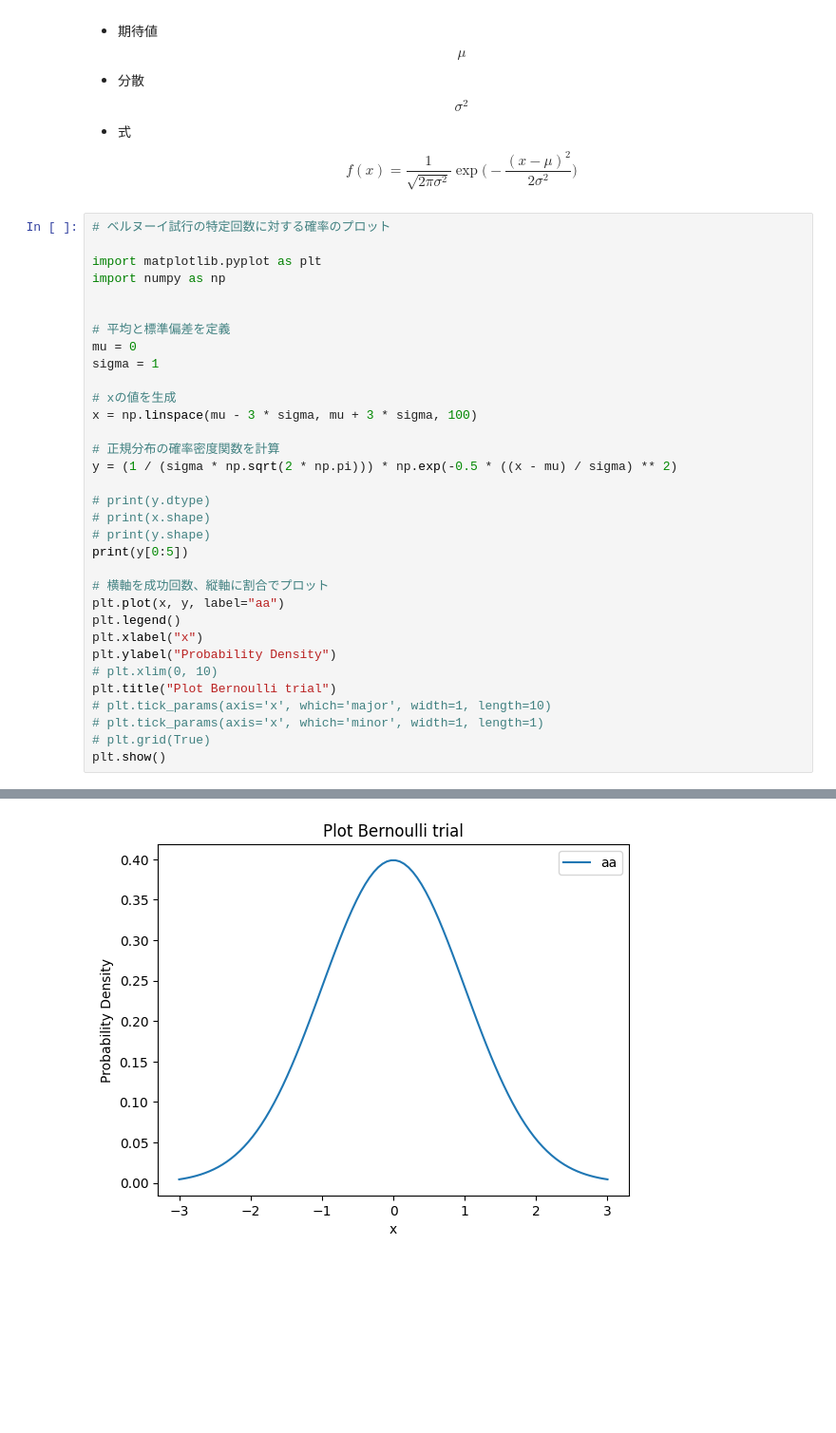
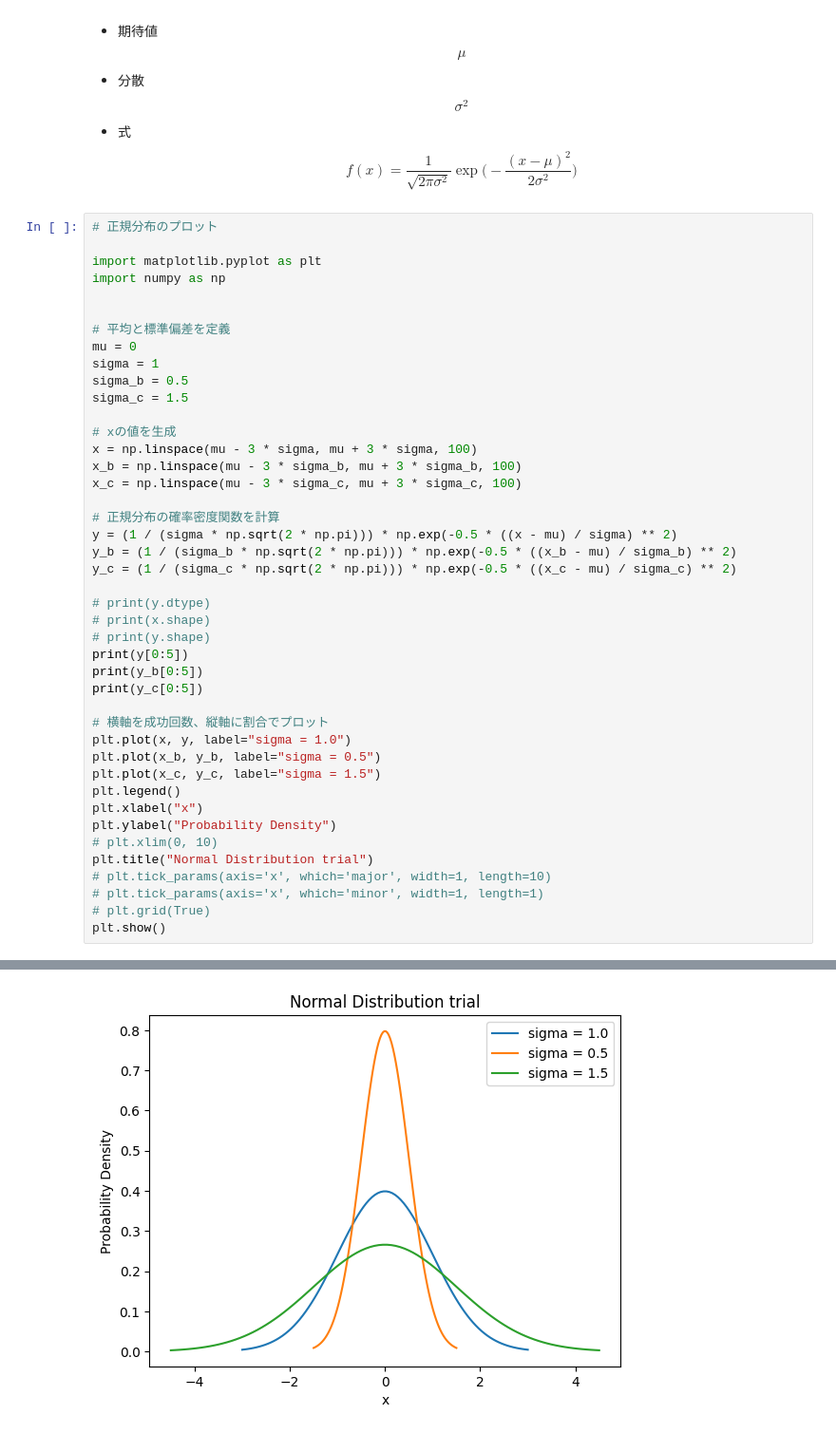
Before and after one commit to zfukuoka/SimpleTrialPython, a Jupyter notebook: NormalDistribution01.ipynb, the cells around one changed output, grey strips where cells are left out. Shown at 95% size. Drawn from its saved outputs; the diff is of its cells as text; blank space fills up the shorter version.

```diff
--- a/NormalDistribution01.ipynb
+++ b/NormalDistribution01.ipynb
@@ -7,7 +7,7 @@
 * 分散 $$ \sigma^2 $$
 * 式 $$ f(x) =  \frac{1}{\sqrt{2πσ^2}} \exp{\biggl( - \frac{(x - μ)^2}{2σ^2} \biggr) }  $$
 # %%
-# ベルヌーイ試行の特定回数に対する確率のプロット
+# 正規分布のプロット
 
 import matplotlib.pyplot as plt
 import numpy as np
@@ -16,25 +16,35 @@ import numpy as np
 # 平均と標準偏差を定義
 mu = 0
 sigma = 1
+sigma_b = 0.5
+sigma_c = 1.5
 
 # xの値を生成
 x = np.linspace(mu - 3 * sigma, mu + 3 * sigma, 100)
+x_b = np.linspace(mu - 3 * sigma_b, mu + 3 * sigma_b, 100)
+x_c = np.linspace(mu - 3 * sigma_c, mu + 3 * sigma_c, 100)
 
 # 正規分布の確率密度関数を計算
 y = (1 / (sigma * np.sqrt(2 * np.pi))) * np.exp(-0.5 * ((x - mu) / sigma) ** 2)
+y_b = (1 / (sigma_b * np.sqrt(2 * np.pi))) * np.exp(-0.5 * ((x_b - mu) / sigma_b) ** 2)
+y_c = (1 / (sigma_c * np.sqrt(2 * np.pi))) * np.exp(-0.5 * ((x_c - mu) / sigma_c) ** 2)
 
 # print(y.dtype)
 # print(x.shape)
 # print(y.shape)
 print(y[0:5])
+print(y_b[0:5])
+print(y_c[0:5])
 
 # 横軸を成功回数、縦軸に割合でプロット
-plt.plot(x, y, label="aa")
+plt.plot(x, y, label="sigma = 1.0")
+plt.plot(x_b, y_b, label="sigma = 0.5")
+plt.plot(x_c, y_c, label="sigma = 1.5")
 plt.legend()
 plt.xlabel("x")
 plt.ylabel("Probability Density")
 # plt.xlim(0, 10)
-plt.title("Plot Bernoulli trial")
+plt.title("Normal Distribution trial")
 # plt.tick_params(axis='x', which='major', width=1, length=10)
 # plt.tick_params(axis='x', which='minor', width=1, length=1)
 # plt.grid(True)
@@ -44 +56 @@ plt.show()
-[figure, old version]
+[figure, new version]
```
Also changed, not shown: parts of 1 cell of this notebook.
